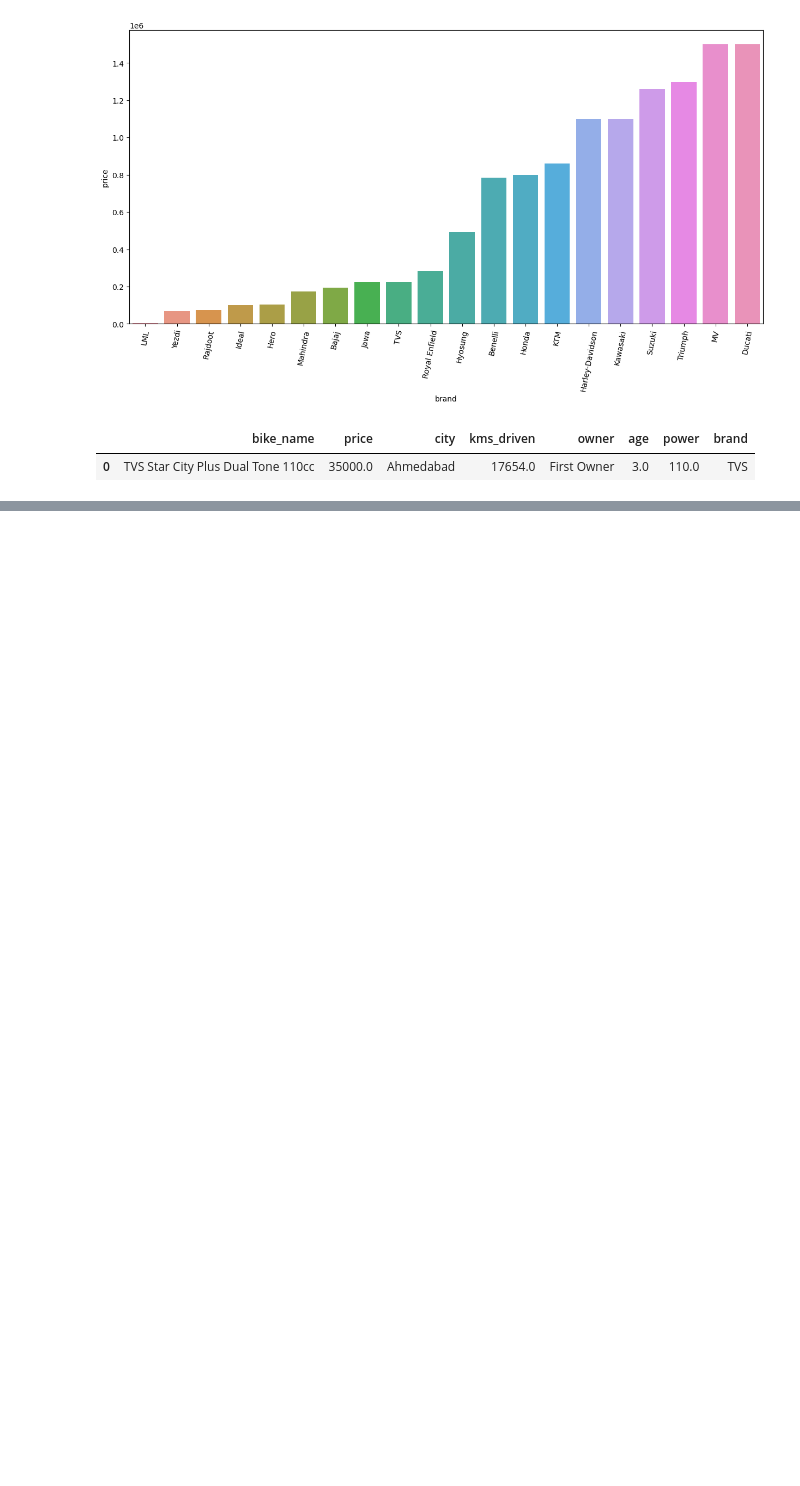
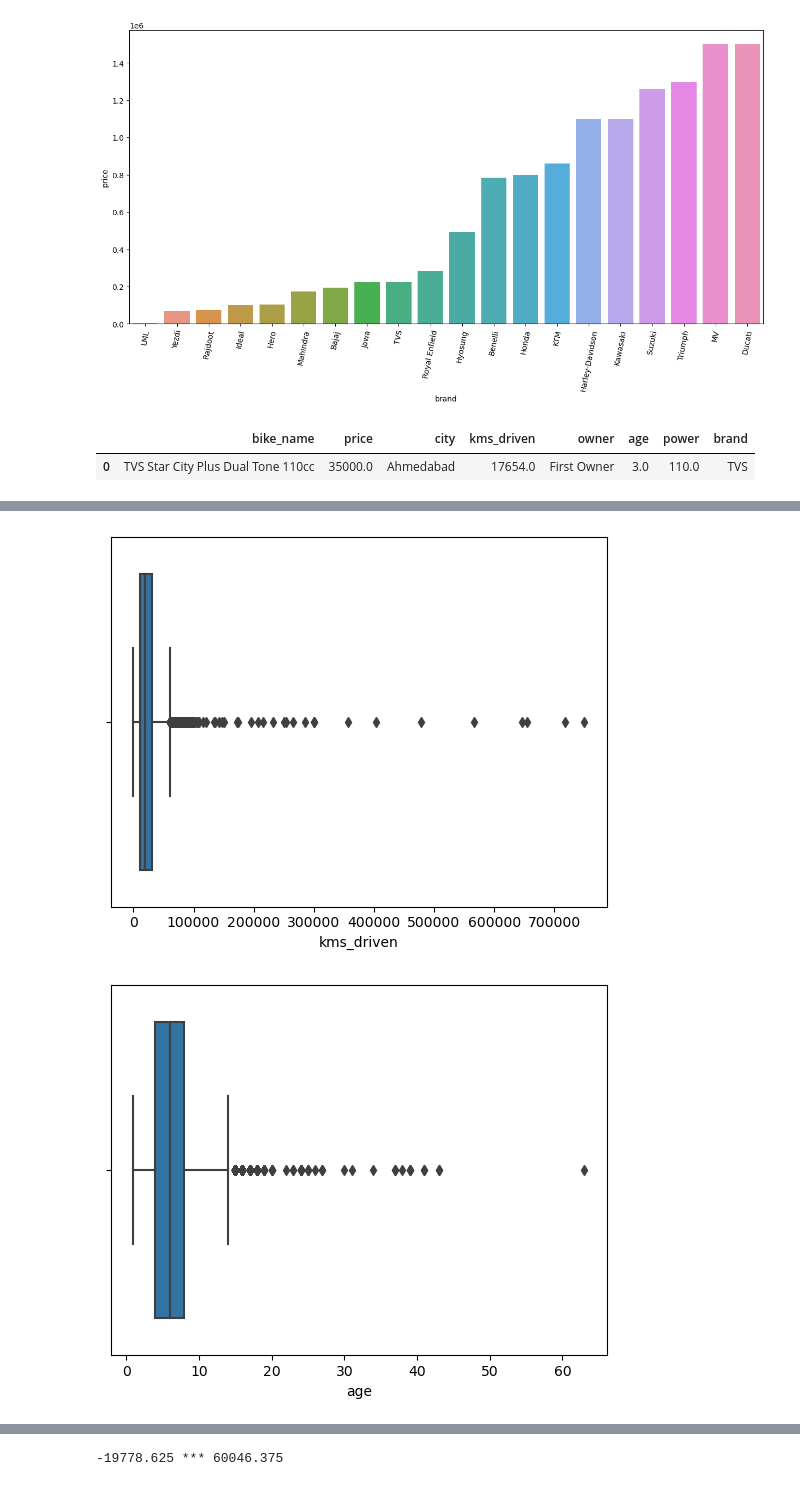
Before and after one commit to shailesh2210/Bike-Share-Prediction, a Jupyter notebook: Data/Untitled.ipynb, the cells around one changed output, grey strips where cells are left out. Drawn from its saved outputs; the diff is of its cells as text; code cells hidden in the pictures; blank space fills up the shorter version.

```diff
--- a/Data/Untitled.ipynb
+++ b/Data/Untitled.ipynb
@@ -340,0 +390,8 @@ sns.scatterplot(data=top_bikesprice_with_kms_driven , x="kms_driven", y="price")
+# %%
+cols = ["kms_driven", "age" , "power"]
+for i in cols:
+    plt.subplots(1)
+    sns.boxplot(data=data , x = data[i])
+# %% [output]
+[figure, added]
+[figure, added]
@@ -340,0 +406,6 @@ sns.scatterplot(data=top_bikesprice_with_kms_driven , x="kms_driven", y="price")
+# %%
+lower_fence = first_quar-1.5*iqr
+upper_fence = third_quar+1.5*iqr
+print(lower_fence , "***" , upper_fence)
+# %% [output]
+-19778.625 *** 60046.375
```
Also changed, not shown: parts of 35 cells of this notebook.
